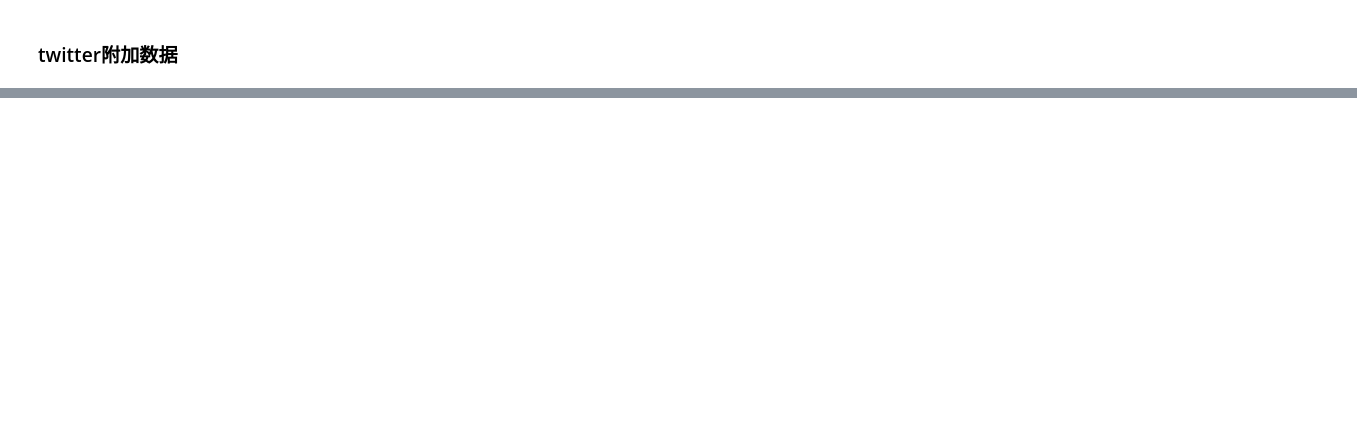
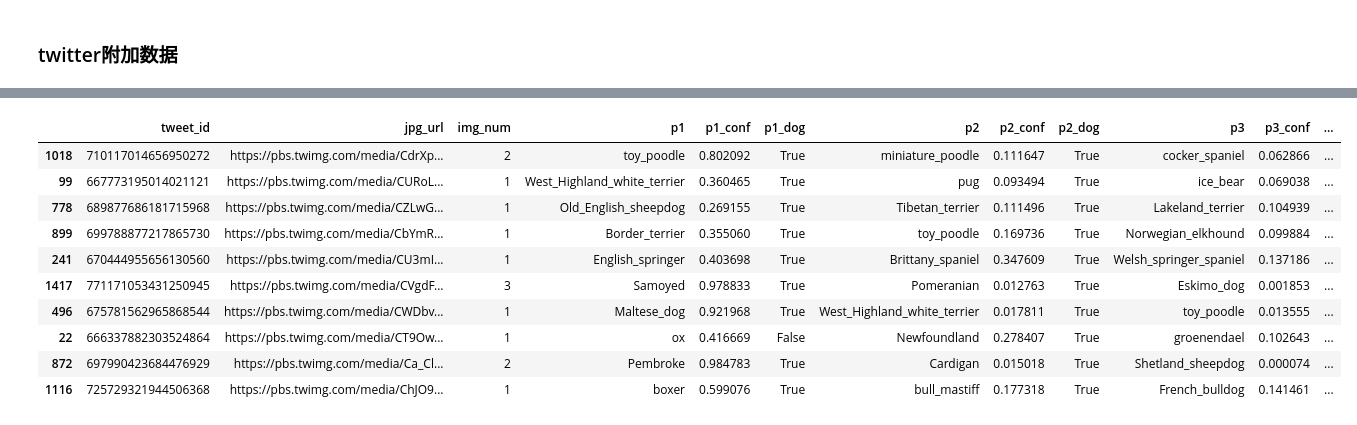
Before and after one commit to jingjingh4/udacity-DA-course, a Jupyter notebook: data-wrangling/WeRateDog/wrangle_act.ipynb, the cells around one changed output, grey strips where cells are left out. Cells and saved outputs as stored; diff of their text form; code cells hidden in the pictures; blank space fills up the shorter version.

```diff
--- a/data-wrangling/WeRateDog/wrangle_act.ipynb
+++ b/data-wrangling/WeRateDog/wrangle_act.ipynb
@@ -93,0 +189,14 @@ with open('tweet_json.txt', 'r') as f:
+# %%
+image_predictions.sample(10)
+# %% [output]
+|  | tweet_id | jpg_url | img_num | p1 | p1_conf | p1_dog | p2 | p2_conf | p2_dog | p3 | p3_conf | ... |
+| 1018 | 710117014656950272 | https://pbs.twimg.com/media/CdrXp... | 2 | toy_poodle | 0.802092 | True | miniature_poodle | 0.111647 | True | cocker_spaniel | 0.062866 | ... |
+| 99 | 667773195014021121 | https://pbs.twimg.com/media/CURoL... | 1 | West_Highland_white_terrier | 0.360465 | True | pug | 0.093494 | True | ice_bear | 0.069038 | ... |
+| 778 | 689877686181715968 | https://pbs.twimg.com/media/CZLwG... | 1 | Old_English_sheepdog | 0.269155 | True | Tibetan_terrier | 0.111496 | True | Lakeland_terrier | 0.104939 | ... |
+| 899 | 699788877217865730 | https://pbs.twimg.com/media/CbYmR... | 1 | Border_terrier | 0.355060 | True | toy_poodle | 0.169736 | True | Norwegian_elkhound | 0.099884 | ... |
+| 241 | 670444955656130560 | https://pbs.twimg.com/media/CU3mI... | 1 | English_springer | 0.403698 | True | Brittany_spaniel | 0.347609 | True | Welsh_springer_spaniel | 0.137186 | ... |
+| 1417 | 771171053431250945 | https://pbs.twimg.com/media/CVgdF... | 3 | Samoyed | 0.978833 | True | Pomeranian | 0.012763 | True | Eskimo_dog | 0.001853 | ... |
+| 496 | 675781562965868544 | https://pbs.twimg.com/media/CWDbv... | 1 | Maltese_dog | 0.921968 | True | West_Highland_white_terrier | 0.017811 | True | toy_poodle | 0.013555 | ... |
+| 22 | 666337882303524864 | https://pbs.twimg.com/media/CT9Ow... | 1 | ox | 0.416669 | False | Newfoundland | 0.278407 | True | groenendael | 0.102643 | ... |
+| 872 | 697990423684476929 | https://pbs.twimg.com/media/Ca_Cl... | 2 | Pembroke | 0.984783 | True | Cardigan | 0.015018 | True | Shetland_sheepdog | 0.000074 | ... |
+| 1116 | 725729321944506368 | https://pbs.twimg.com/media/ChJO9... | 1 | boxer | 0.599076 | True | bull_mastiff | 0.177318 | True | French_bulldog | 0.141461 | ... |
```
Also changed, not shown: parts of 19 cells of this notebook.
